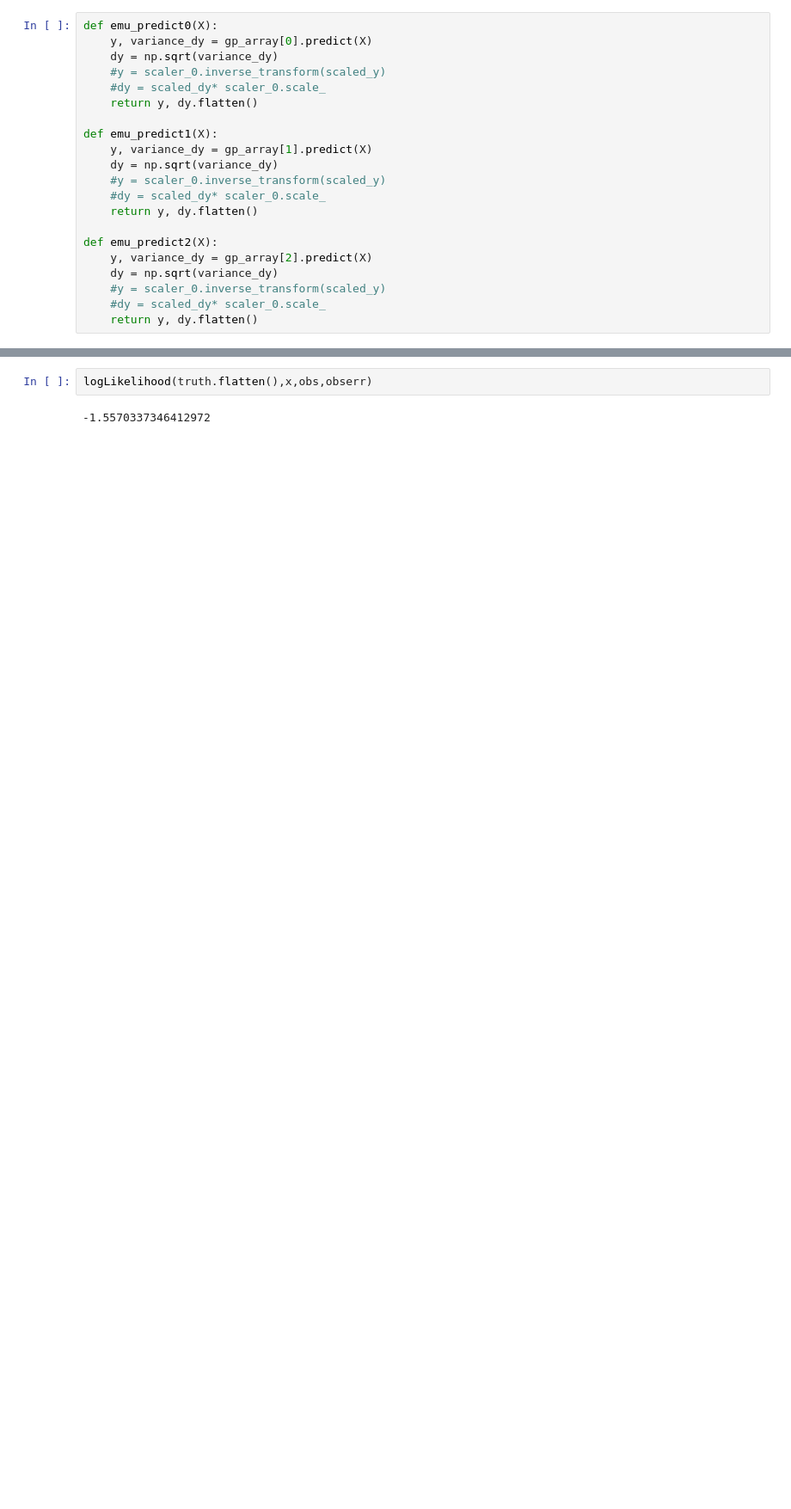
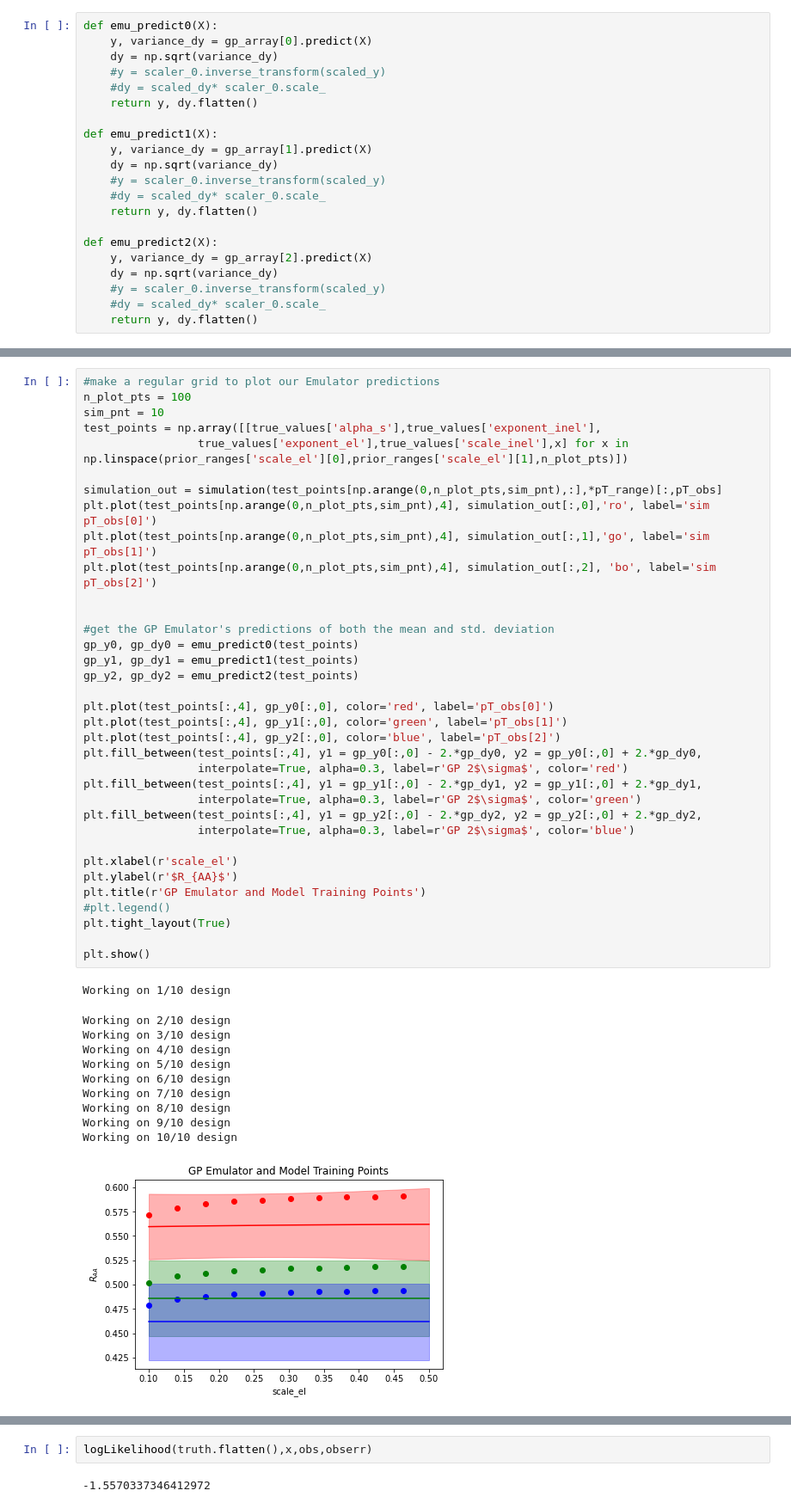
Before and after one commit to j-f-paquet/parton_energy_loss_qcd_bjorken, a Jupyter notebook: 5param_estimation_with_emukit.ipynb, the cells around one changed output, grey strips where cells are left out. Shown at 86% size. Drawn from its saved outputs; the diff is of its cells as text; blank space fills up the shorter version.

```diff
--- a/5param_estimation_with_emukit.ipynb
+++ b/5param_estimation_with_emukit.ipynb
@@ -404,3 +468,50 @@ plt.show()
+# %%
+#make a regular grid to plot our Emulator predictions
+n_plot_pts = 100
+sim_pnt = 10
+test_points = np.array([[true_values['alpha_s'],true_values['exponent_inel'],
+                 true_values['exponent_el'],true_values['scale_inel'],x] for x in np.linspace(prior_ranges['scale_el'][0],prior_ranges['scale_el'][1],n_plot_pts)])
+
+simulation_out = simulation(test_points[np.arange(0,n_plot_pts,sim_pnt),:],*pT_range)[:,pT_obs]
+plt.plot(test_points[np.arange(0,n_plot_pts,sim_pnt),4], simulation_out[:,0],'ro', label='sim pT_obs[0]')
+plt.plot(test_points[np.arange(0,n_plot_pts,sim_pnt),4], simulation_out[:,1],'go', label='sim pT_obs[1]')
+plt.plot(test_points[np.arange(0,n_plot_pts,sim_pnt),4], simulation_out[:,2], 'bo', label='sim pT_obs[2]')
+
+
+#get the GP Emulator's predictions of both the mean and std. deviation
+gp_y0, gp_dy0 = emu_predict0(test_points)
+gp_y1, gp_dy1 = emu_predict1(test_points)
+gp_y2, gp_dy2 = emu_predict2(test_points)
+
+plt.plot(test_points[:,4], gp_y0[:,0], color='red', label='pT_obs[0]')
+plt.plot(test_points[:,4], gp_y1[:,0], color='green', label='pT_obs[1]')
+plt.plot(test_points[:,4], gp_y2[:,0], color='blue', label='pT_obs[2]')
+plt.fill_between(test_points[:,4], y1 = gp_y0[:,0] - 2.*gp_dy0, y2 = gp_y0[:,0] + 2.*gp_dy0,
+                 interpolate=True, alpha=0.3, label=r'GP 2$\sigma$', color='red')
+plt.fill_between(test_points[:,4], y1 = gp_y1[:,0] - 2.*gp_dy1, y2 = gp_y1[:,0] + 2.*gp_dy1,
+                 interpolate=True, alpha=0.3, label=r'GP 2$\sigma$', color='green')
+plt.fill_between(test_points[:,4], y1 = gp_y2[:,0] - 2.*gp_dy2, y2 = gp_y2[:,0] + 2.*gp_dy2,
+                 interpolate=True, alpha=0.3, label=r'GP 2$\sigma$', color='blue')
+
+plt.xlabel(r'scale_el')
+plt.ylabel(r'$R_{AA}$')
+plt.title(r'GP Emulator and Model Training Points')
+#plt.legend()
+plt.tight_layout(True)
+
+plt.show()
+# %% [output]
+Working on 1/10 design
+Working on 2/10 design
+Working on 3/10 design
+Working on 4/10 design
+Working on 5/10 design
+Working on 6/10 design
+Working on 7/10 design
+Working on 8/10 design
+Working on 9/10 design
+Working on 10/10 design
+[figure, added]
 # %%
 # Define the loglikelihood function
 def logLikelihood(theta, x, obs, obserr):
```
Also changed, not shown: parts of 6 cells of this notebook.
